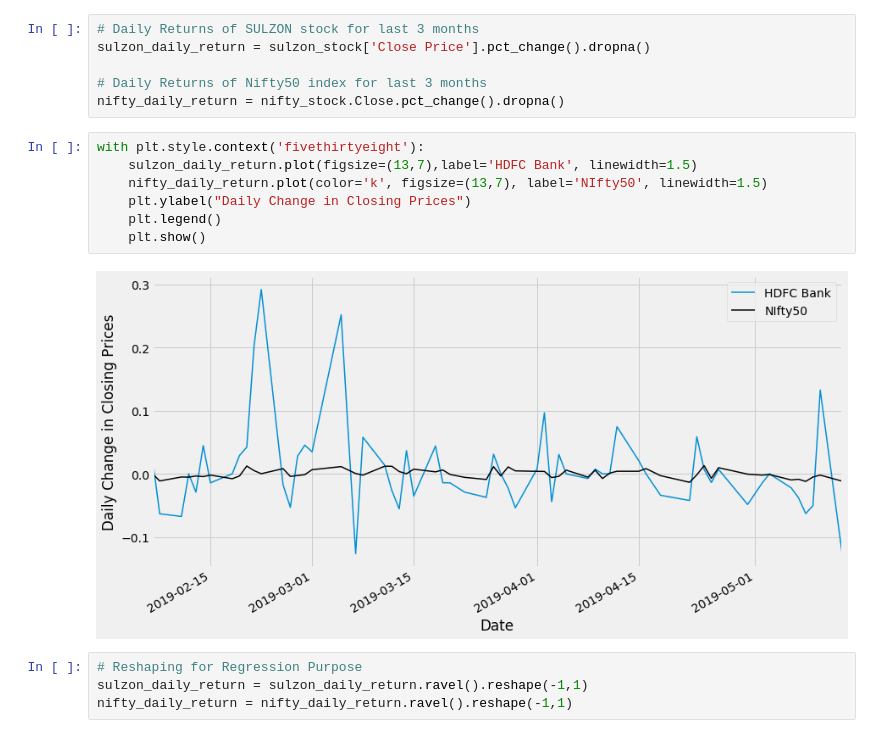
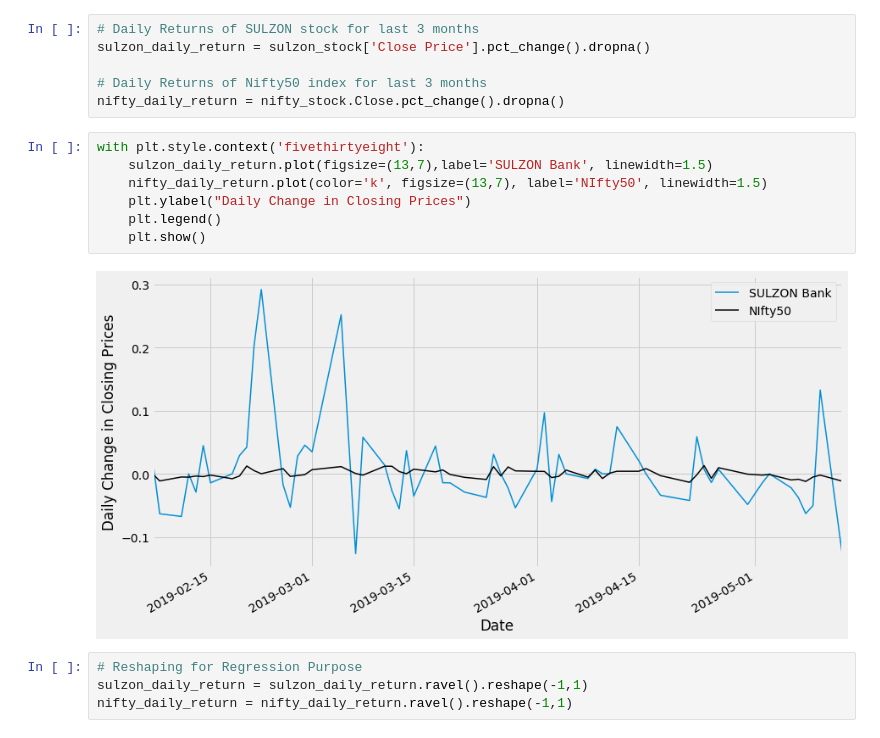
Before and after one commit to Ztrimus/Stock-Market-Analysis, a Jupyter notebook: Module 3 - Regression - Beta Calculation/Solutions/Module 3 - Regression - Beta Calculation.ipynb, the cells around one changed output. Saved outputs shown, nothing was run; the diff lists cells and outputs as text.

```diff
--- a/Module 3 - Regression - Beta Calculation/Solutions/Module 3 - Regression - Beta Calculation.ipynb
+++ b/Module 3 - Regression - Beta Calculation/Solutions/Module 3 - Regression - Beta Calculation.ipynb
@@ -212,13 +212,13 @@ sulzon_daily_return = sulzon_stock['Close Price'].pct_change().dropna()
 nifty_daily_return = nifty_stock.Close.pct_change().dropna()
 # %%
 with plt.style.context('fivethirtyeight'):
-    sulzon_daily_return.plot(figsize=(13,7),label='HDFC Bank', linewidth=1.5)
+    sulzon_daily_return.plot(figsize=(13,7),label='SULZON Bank', linewidth=1.5)
     nifty_daily_return.plot(color='k', figsize=(13,7), label='NIfty50', linewidth=1.5)
     plt.ylabel("Daily Change in Closing Prices")
     plt.legend()
     plt.show()
 # %% [output]
-[figure, old version]
+[figure, new version]
 # %%
 # Reshaping for Regression Purpose
 sulzon_daily_return = sulzon_daily_return.ravel().reshape(-1,1)
```
